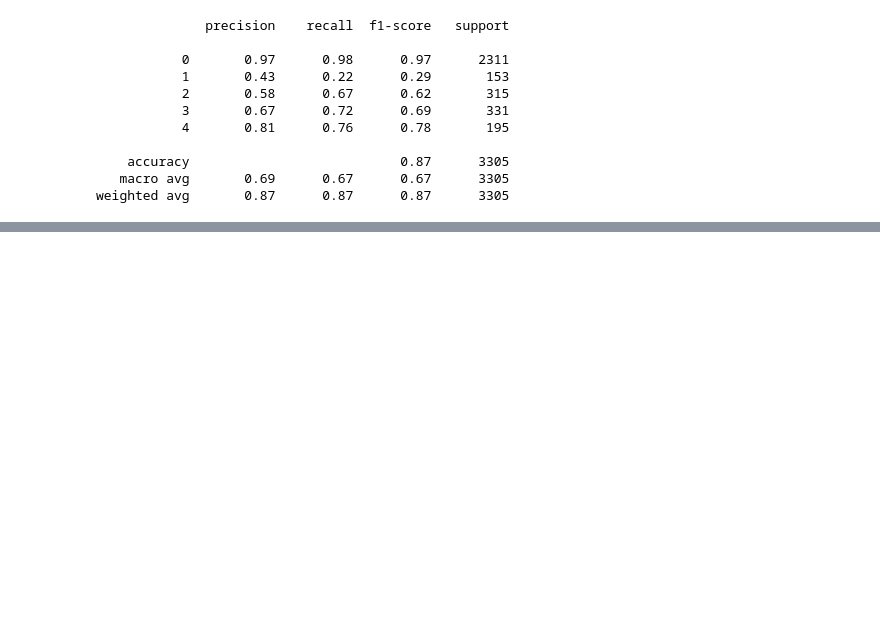
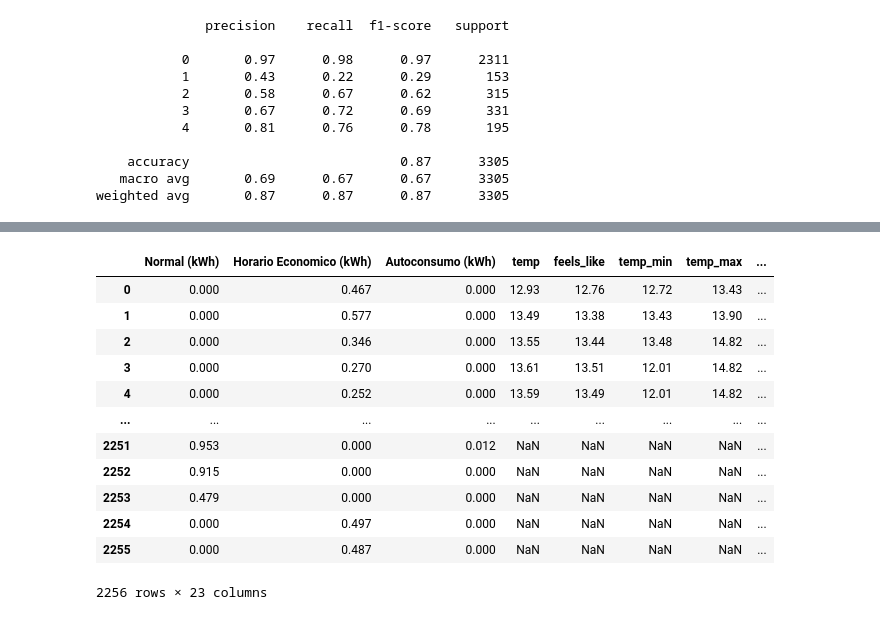
Before and after one commit to mirelois/DaaProjeto, a Jupyter notebook: tarefa_2/tarefaComp.ipynb, the cells around one changed output, grey strips where cells are left out. Saved outputs shown, nothing was run; the diff lists cells and outputs as text; code cells hidden in the pictures; blank space fills up the shorter version.

```diff
--- a/tarefa_2/tarefaComp.ipynb
+++ b/tarefa_2/tarefaComp.ipynb
@@ -777,0 +788,16 @@ prediction.to_csv("Pred1.csv", index=False)
+# %%
+df_teste.drop('Year',axis = 1)
+# %% [output]
+|  | Normal (kWh) | Horario Economico (kWh) | Autoconsumo (kWh) | temp | feels_like | temp_min | temp_max | ... |
+| 0 | 0.000 | 0.467 | 0.000 | 12.93 | 12.76 | 12.72 | 13.43 | ... |
+| 1 | 0.000 | 0.577 | 0.000 | 13.49 | 13.38 | 13.43 | 13.90 | ... |
+| 2 | 0.000 | 0.346 | 0.000 | 13.55 | 13.44 | 13.48 | 14.82 | ... |
+| 3 | 0.000 | 0.270 | 0.000 | 13.61 | 13.51 | 12.01 | 14.82 | ... |
+| 4 | 0.000 | 0.252 | 0.000 | 13.59 | 13.49 | 12.01 | 14.82 | ... |
+| ... | ... | ... | ... | ... | ... | ... | ... | ... |
+| 2251 | 0.953 | 0.000 | 0.012 | NaN | NaN | NaN | NaN | ... |
+| 2252 | 0.915 | 0.000 | 0.000 | NaN | NaN | NaN | NaN | ... |
+| 2253 | 0.479 | 0.000 | 0.000 | NaN | NaN | NaN | NaN | ... |
+| 2254 | 0.000 | 0.497 | 0.000 | NaN | NaN | NaN | NaN | ... |
+| 2255 | 0.000 | 0.487 | 0.000 | NaN | NaN | NaN | NaN | ... |
+2256 rows × 23 columns
```
Also changed, not shown: parts of 22 cells of this notebook, 2 other files.
